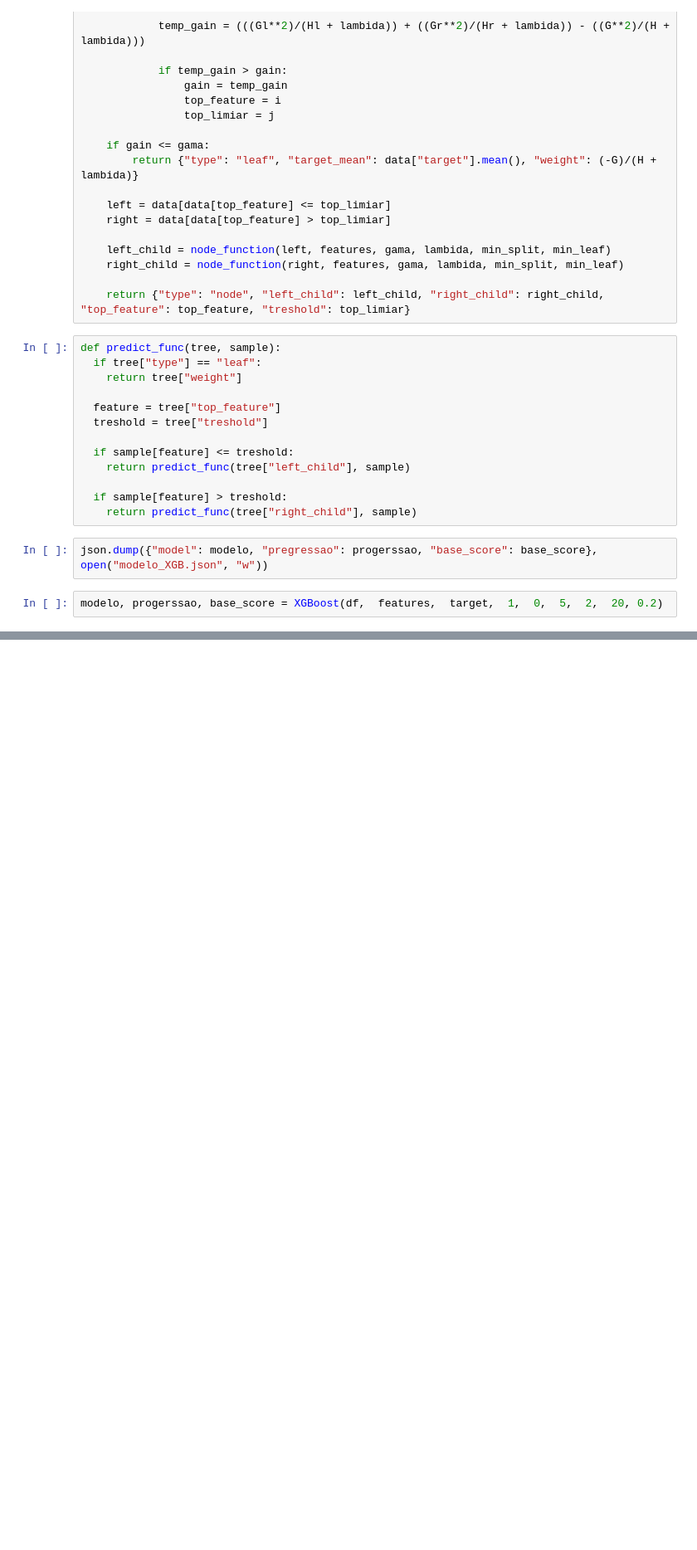
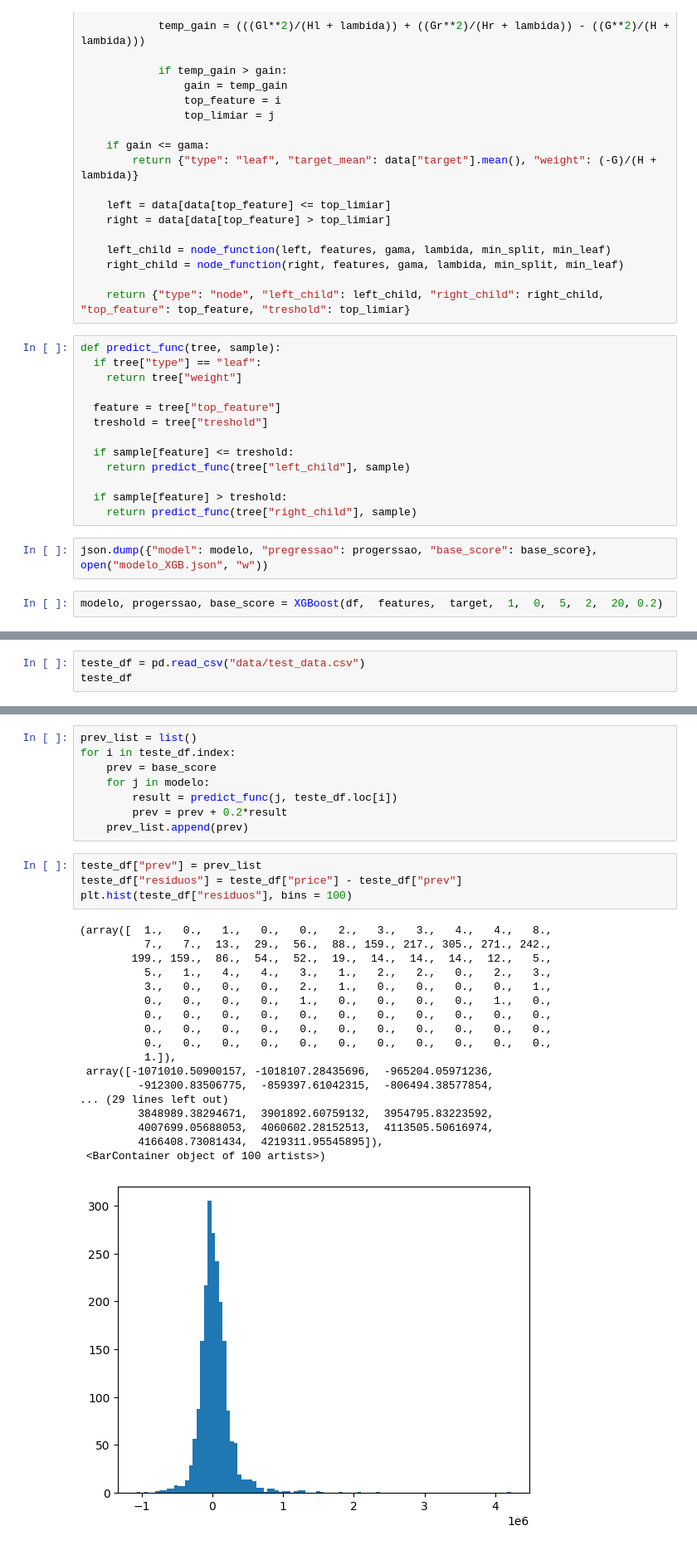
Before and after one commit to Schummy07/House_pricing, a Jupyter notebook: XG_test_2.ipynb, the cells around one changed output, grey strips where cells are left out. Shown at 83% size. Saved outputs shown, nothing was run; the diff lists cells and outputs as text; blank space fills up the shorter version.

Commit message:
teste do modelo com om set de teste

```diff
--- a/XG_test_2.ipynb
+++ b/XG_test_2.ipynb
@@ -167,0 +129,3 @@ modelo
+# %%
+teste_df = pd.read_csv("data/test_data.csv")
+teste_df
@@ -167,0 +160,31 @@ modelo
+# %%
+prev_list = list()
+for i in teste_df.index:
+    prev = base_score
+    for j in modelo:
+        result = predict_func(j, teste_df.loc[i])
+        prev = prev + 0.2*result
+    prev_list.append(prev)
+# %%
+teste_df["prev"] = prev_list
+teste_df["residuos"] = teste_df["price"] - teste_df["prev"]
+plt.hist(teste_df["residuos"], bins = 100)
+# %% [output]
+(array([  1.,   0.,   1.,   0.,   0.,   2.,   3.,   3.,   4.,   4.,   8.,
+          7.,   7.,  13.,  29.,  56.,  88., 159., 217., 305., 271., 242.,
+        199., 159.,  86.,  54.,  52.,  19.,  14.,  14.,  14.,  12.,   5.,
+          5.,   1.,   4.,   4.,   3.,   1.,   2.,   2.,   0.,   2.,   3.,
+          3.,   0.,   0.,   0.,   2.,   1.,   0.,   0.,   0.,   0.,   1.,
+          0.,   0.,   0.,   0.,   1.,   0.,   0.,   0.,   0.,   1.,   0.,
+          0.,   0.,   0.,   0.,   0.,   0.,   0.,   0.,   0.,   0.,   0.,
+          0.,   0.,   0.,   0.,   0.,   0.,   0.,   0.,   0.,   0.,   0.,
+          0.,   0.,   0.,   0.,   0.,   0.,   0.,   0.,   0.,   0.,   0.,
+          1.]),
+ array([-1071010.50900157, -1018107.28435696,  -965204.05971236,
+         -912300.83506775,  -859397.61042315,  -806494.38577854,
+... (29 lines left out)
+         3848989.38294671,  3901892.60759132,  3954795.83223592,
+         4007699.05688053,  4060602.28152513,  4113505.50616974,
+         4166408.73081434,  4219311.95545895]),
+ <BarContainer object of 100 artists>)
+[figure, added]
```
Also changed, not shown: parts of 6 cells of this notebook.
